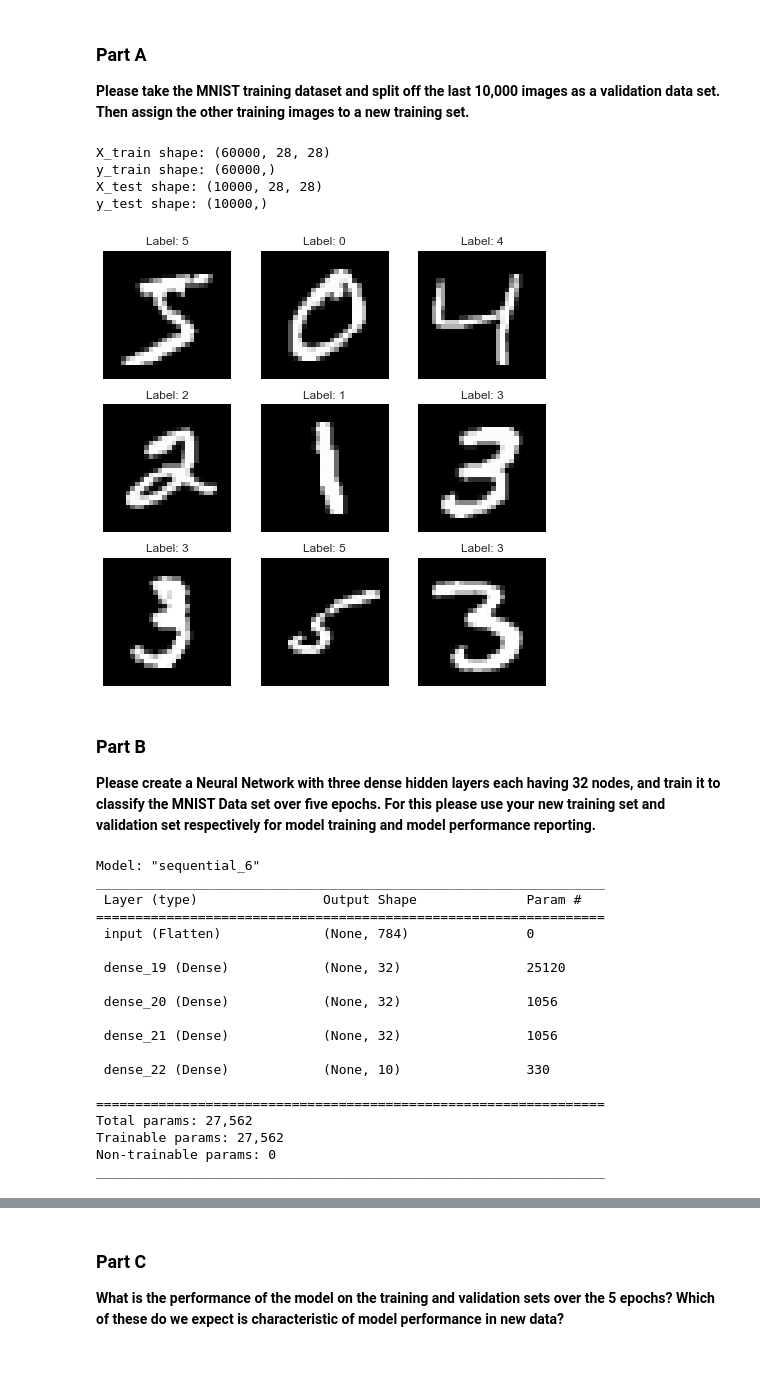
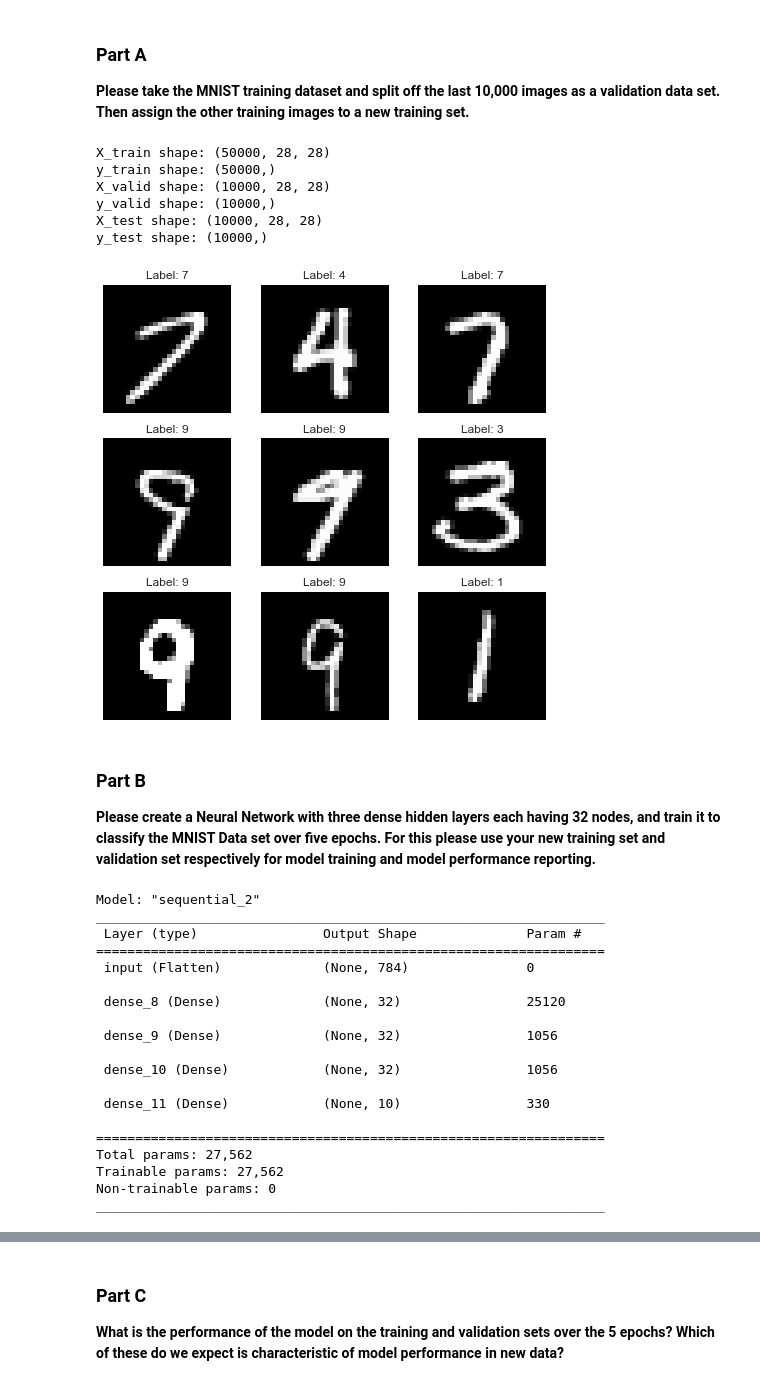
Before and after one commit to pranavavva/sml-310-project-3, a Jupyter notebook: project-3-sml-310-pranav-avva.ipynb, the cells around one changed output, grey strips where cells are left out. Cells and saved outputs as stored; diff of their text form; code cells hidden in the pictures.

```diff
--- a/project-3-sml-310-pranav-avva.ipynb
+++ b/project-3-sml-310-pranav-avva.ipynb
@@ -74,60 +75,73 @@ docs = [x['text'] for x in corpus_data]
 
 **Please take the MNIST training dataset and split off the last 10,000 images as a validation data set. Then assign the other training images to a new training set.**
 # %%
-(X_train, y_train), (X_test, y_test) = keras.datasets.mnist.load_data()
+from sklearn.model_selection import train_test_split
+
+(X_train, y_train), (X_test, y_test) = datasets.mnist.load_data()
+
+# normalize the data
+X_train = X_train / 255.0
+X_test = X_test / 255.0
+
+# create train-validation split
+X_train, X_valid, y_train, y_valid = train_test_split(X_train, y_train, test_size=10000)
 
 # print the shape of all sets with the set name
 print("X_train shape:", X_train.shape)
 print("y_train shape:", y_train.shape)
+print("X_valid shape:", X_valid.shape)
+print("y_valid shape:", y_valid.shape)
 print("X_test shape:", X_test.shape)
 print("y_test shape:", y_test.shape)
 
 # show some training images with their labels
 fig, ax = plt.subplots(3, 3, figsize=(8, 8))
 for i in range(3):
     for j in range(3):
         ax[i, j].imshow(X_train[i * 5 + j], cmap='binary_r')
         ax[i, j].set_title(f"Label: {y_train[i * 5 + j]}")
         ax[i, j].axis('off')
 # %% [output]
-X_train shape: (60000, 28, 28)
-y_train shape: (60000,)
+X_train shape: (50000, 28, 28)
+y_train shape: (50000,)
+X_valid shape: (10000, 28, 28)
+y_valid shape: (10000,)
 X_test shape: (10000, 28, 28)
 y_test shape: (10000,)
-[figure, old version]
+[figure, new version]
 # %% [markdown]
 ### Part B
 
 **Please create a Neural Network with three dense hidden layers each having 32 nodes, and train it to classify the MNIST Data set over five epochs. For this please use your new training set and validation set respectively for model training and model performance reporting.**
 # %%
-model = keras.Sequential()
+model = models.Sequential()
 
 # create an input layer with 784 neurons
-model.add(keras.layers.Flatten(input_shape=(28, 28), name='input'))
+model.add(layers.Flatten(input_shape=(28, 28), name='input'))
 
 # create 3 hidden dense layers with 32 neurons each
-model.add(keras.layers.Dense(32, activation='relu'))
-model.add(keras.layers.Dense(32, activation='relu'))
-model.add(keras.layers.Dense(32, activation='relu'))
+model.add(layers.Dense(32, activation='relu'))
+model.add(layers.Dense(32, activation='relu'))
+model.add(layers.Dense(32, activation='relu'))
 
 # create an output layer with 10 neurons
-model.add(keras.layers.Dense(10, activation='softmax'))
+model.add(layers.Dense(10, activation='softmax'))
 
 model.summary()
 # %% [output]
-Model: "sequential_6"
+Model: "sequential_2"
 _________________________________________________________________
  Layer (type)                Output Shape              Param #
 =================================================================
  input (Flatten)             (None, 784)               0
 
- dense_19 (Dense)            (None, 32)                25120
+ dense_8 (Dense)             (None, 32)                25120
 
- dense_20 (Dense)            (None, 32)                1056
+ dense_9 (Dense)             (None, 32)                1056
 
- dense_21 (Dense)            (None, 32)                1056
+ dense_10 (Dense)            (None, 32)                1056
 
- dense_22 (Dense)            (None, 10)                330
+ dense_11 (Dense)            (None, 10)                330
 
 =================================================================
 Total params: 27,562
```
Also changed, not shown: parts of 18 cells of this notebook.
